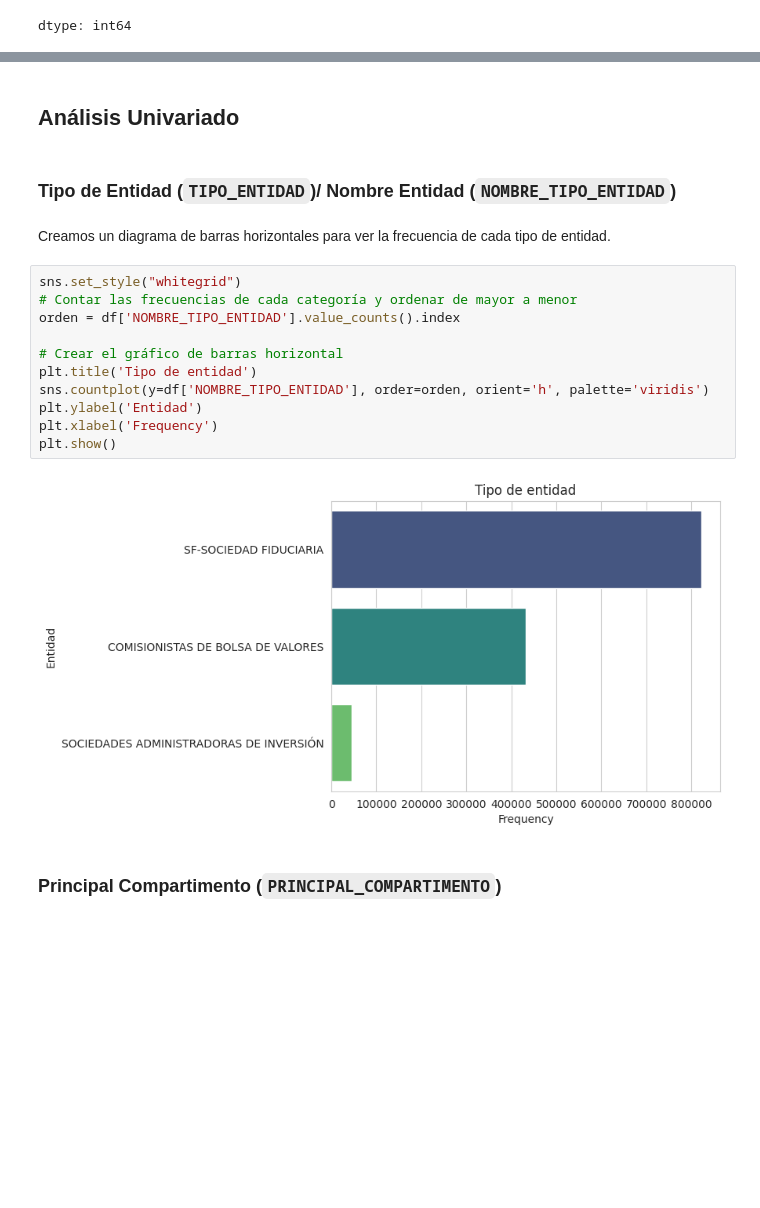
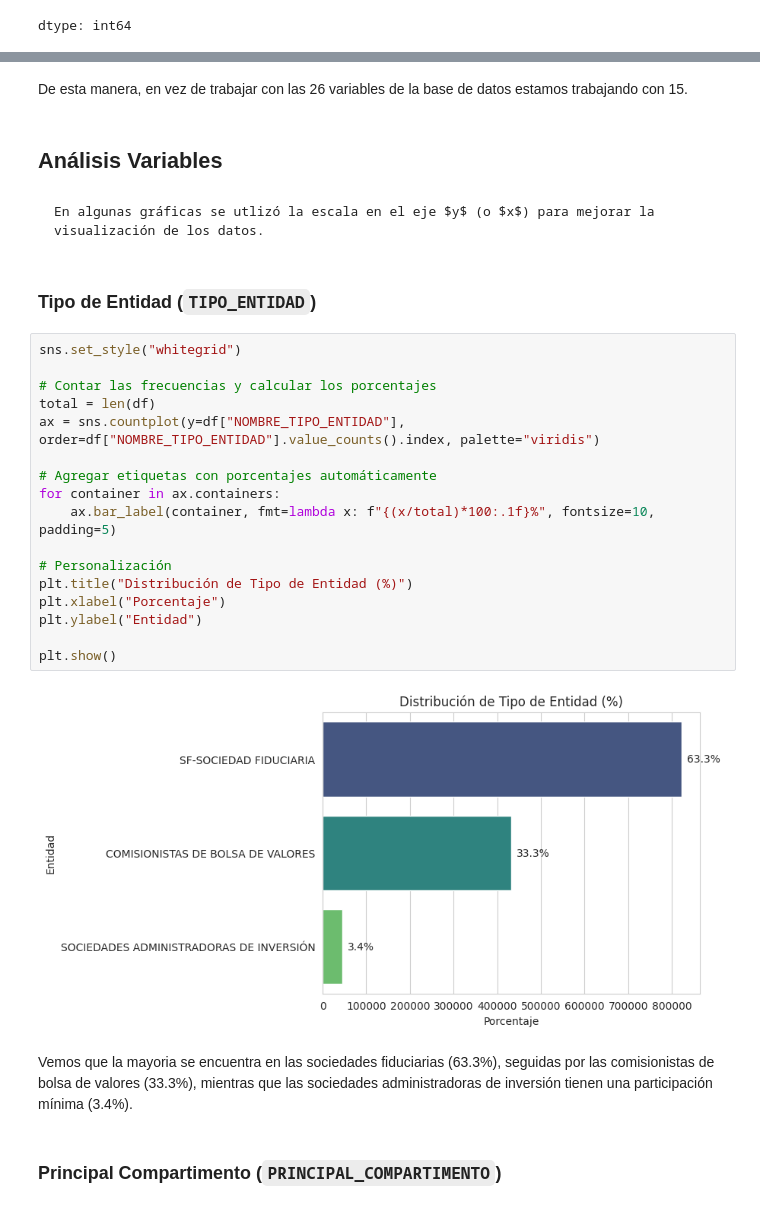
Before and after one commit to TawnyVTC/EDA, a Jupyter notebook: EDA_Rentabilidad.ipynb, the cells around one changed output, grey strips where cells are left out. Drawn from its saved outputs; the diff is of its cells as text; blank space fills up the shorter version.

````diff
--- a/EDA_Rentabilidad.ipynb
+++ b/EDA_Rentabilidad.ipynb
@@ -133,22 +136,34 @@ plt.show()
+# %% [markdown]
+De esta manera, en vez de trabajar con las 26 variables de la base de datos estamos trabajando con 15.
 # %% [markdown]
-## **Análisis Univariado**
+## **Análisis Variables**
+# %% [markdown]
+```{note}
+En algunas gráficas se utlizó la escala en el eje $y$ (o $x$) para mejorar la visualización de los datos.
+```
 # %% [markdown]
-### **Tipo de Entidad** (`TIPO_ENTIDAD`)/ **Nombre Entidad** (`NOMBRE_TIPO_ENTIDAD`)
+### **Tipo de Entidad** (`TIPO_ENTIDAD`)
-# %% [markdown]
-Creamos un diagrama de barras horizontales para ver la frecuencia de cada tipo de entidad.
-# %%
-sns.set_style("whitegrid")
-# Contar las frecuencias de cada categoría y ordenar de mayor a menor
-orden = df['NOMBRE_TIPO_ENTIDAD'].value_counts().index
-
-# Crear el gráfico de barras horizontal
-plt.title('Tipo de entidad')
-sns.countplot(y=df['NOMBRE_TIPO_ENTIDAD'], order=orden, orient='h', palette='viridis')
-plt.ylabel('Entidad')
-plt.xlabel('Frequency')
-plt.show()
-# %% [output]
-[figure, removed]
+# %%
+sns.set_style("whitegrid")
+
+# Contar las frecuencias y calcular los porcentajes
+total = len(df)
+ax = sns.countplot(y=df["NOMBRE_TIPO_ENTIDAD"], order=df["NOMBRE_TIPO_ENTIDAD"].value_counts().index, palette="viridis")
+
+# Agregar etiquetas con porcentajes automáticamente
+for container in ax.containers:
+    ax.bar_label(container, fmt=lambda x: f"{(x/total)*100:.1f}%", fontsize=10, padding=5)
+
+# Personalización
+plt.title("Distribución de Tipo de Entidad (%)")
+plt.xlabel("Porcentaje")
+plt.ylabel("Entidad")
+
+plt.show()
+# %% [output]
+[figure, added]
+# %% [markdown]
+Vemos que la mayoria se encuentra en las sociedades fiduciarias (63.3%), seguidas por las comisionistas de bolsa de valores (33.3%), mientras que las sociedades administradoras de inversión tienen una participación mínima (3.4%).
 # %% [markdown]
 ### **Principal Compartimento** (`PRINCIPAL_COMPARTIMENTO`)
 # %%
````
Also changed, not shown: parts of 41 cells of this notebook, 1 other file.
